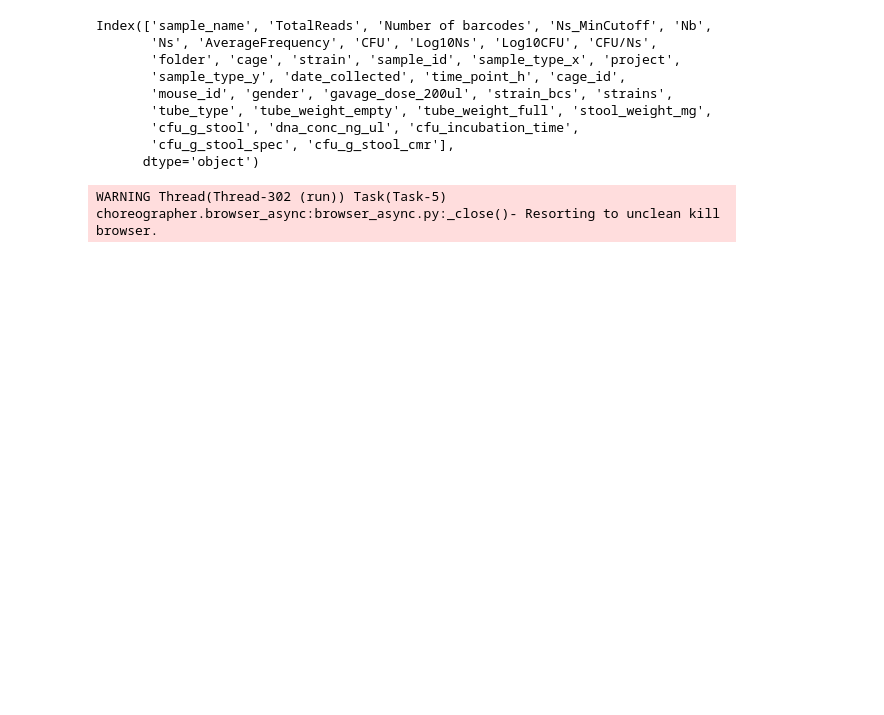
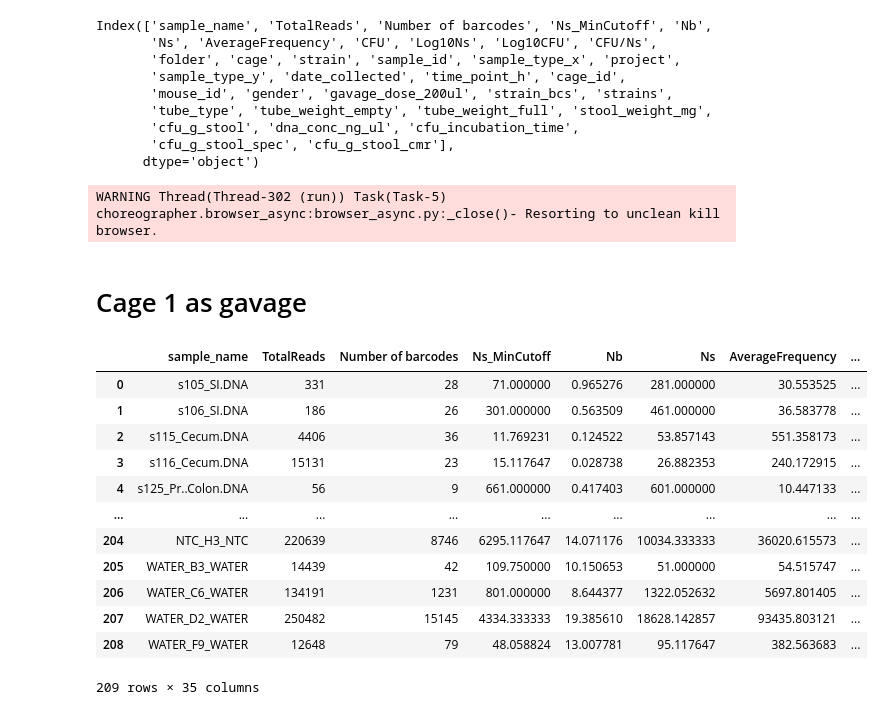
Before and after one commit to c-ruprecht/population_bottlenecks, a Jupyter notebook: analysis/3-P4C1T8-FP-timecurve.ipynb, the cells around one changed output. Drawn from its saved outputs; the diff is of its cells as text; code cells hidden in the pictures; blank space fills up the shorter version.

```diff
--- a/analysis/3-P4C1T8-FP-timecurve.ipynb
+++ b/analysis/3-P4C1T8-FP-timecurve.ipynb
@@ -171,3 +171,31 @@ fig = px.scatter(df_plot,
 fig.show()
 # %% [output]
 WARNING Thread(Thread-302 (run)) Task(Task-5) choreographer.browser_async:browser_async.py:_close()- Resorting to unclean kill browser.
+# %% [markdown]
+# Cage 1 as gavage
+# %%
+df_FP = read_FP_tables('/Volumes/sd/faith/MTCSB/projects/P4-barcoding_strains/20241029_analysis/rerun/P4C1T8/c1gavageFP')
+df_FP['cage'] = df_FP['folder'].apply(lambda x: str(x).split("_")[0])
+df_FP['strain'] = df_FP['folder'].apply(lambda x: str(x).split("_")[1])
+df_FP = df_FP.rename(columns = {'Unnamed: 0': 'sample_name'})
+df_FP['sample_id'] = df_FP['sample_name'].apply(lambda x: str(x).split("_")[0])
+df_FP['sample_type'] = df_FP['sample_id'].apply(lambda x: 'sample' if 's' in str(x) else x)
+df_FP
+
+df_meta = pd.read_csv('/Users/ruprec01/Documents/Faith_lab/Git/population_bottlenecks/input_files/metadata/P4C1T8-sample_sheets - P4C1T8.tsv', sep = "\t")
+df_results = pd.merge(df_FP, df_meta, on = 'sample_id', how = 'left')
+df_results
+# %% [output]
+|  | sample_name | TotalReads | Number of barcodes | Ns_MinCutoff | Nb | Ns | AverageFrequency | ... |
+| 0 | s105_SI.DNA | 331 | 28 | 71.000000 | 0.965276 | 281.000000 | 30.553525 | ... |
+| 1 | s106_SI.DNA | 186 | 26 | 301.000000 | 0.563509 | 461.000000 | 36.583778 | ... |
+| 2 | s115_Cecum.DNA | 4406 | 36 | 11.769231 | 0.124522 | 53.857143 | 551.358173 | ... |
+| 3 | s116_Cecum.DNA | 15131 | 23 | 15.117647 | 0.028738 | 26.882353 | 240.172915 | ... |
+| 4 | s125_Pr..Colon.DNA | 56 | 9 | 661.000000 | 0.417403 | 601.000000 | 10.447133 | ... |
+| ... | ... | ... | ... | ... | ... | ... | ... | ... |
+| 204 | NTC_H3_NTC | 220639 | 8746 | 6295.117647 | 14.071176 | 10034.333333 | 36020.615573 | ... |
+| 205 | WATER_B3_WATER | 14439 | 42 | 109.750000 | 10.150653 | 51.000000 | 54.515747 | ... |
+| 206 | WATER_C6_WATER | 134191 | 1231 | 801.000000 | 8.644377 | 1322.052632 | 5697.801405 | ... |
+| 207 | WATER_D2_WATER | 250482 | 15145 | 4334.333333 | 19.385610 | 18628.142857 | 93435.803121 | ... |
+| 208 | WATER_F9_WATER | 12648 | 79 | 48.058824 | 13.007781 | 95.117647 | 382.563683 | ... |
+209 rows × 35 columns
```
Also changed, not shown: parts of 2 cells of this notebook, 7 other files.
